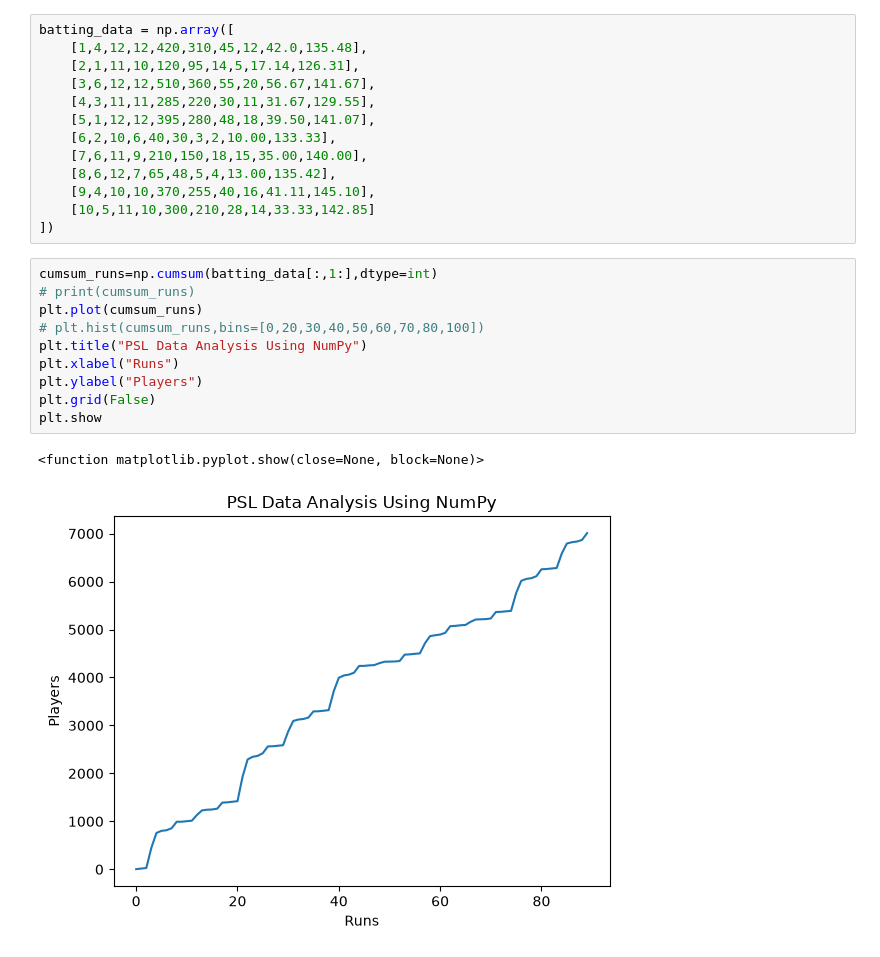
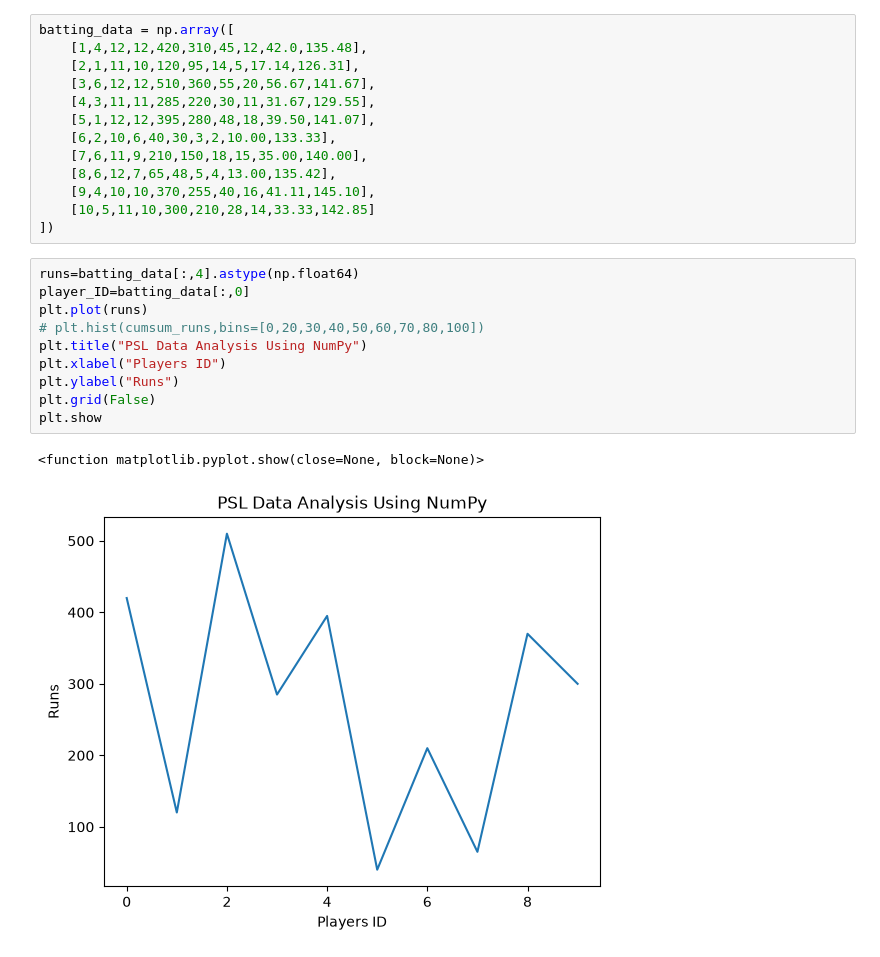
Before and after one commit to abdurrehmanabid5002-hub/Python-Learning, a Jupyter notebook: Numpy/phase_1.ipynb, the cells around one changed output. Cells and saved outputs as stored; diff of their text form.

```diff
--- a/Numpy/phase_1.ipynb
+++ b/Numpy/phase_1.ipynb
@@ -281,15 +281,15 @@ batting_data = np.array([
     [10,5,11,10,300,210,28,14,33.33,142.85]
 ])
 # %%
-cumsum_runs=np.cumsum(batting_data[:,1:],dtype=int)
-# print(cumsum_runs)
-plt.plot(cumsum_runs)
+runs=batting_data[:,4].astype(np.float64)
+player_ID=batting_data[:,0]
+plt.plot(runs)
 # plt.hist(cumsum_runs,bins=[0,20,30,40,50,60,70,80,100])
 plt.title("PSL Data Analysis Using NumPy")
-plt.xlabel("Runs")
-plt.ylabel("Players")
+plt.xlabel("Players ID")
+plt.ylabel("Runs")
 plt.grid(False)
 plt.show
 # %% [output]
 <function matplotlib.pyplot.show(close=None, block=None)>
-[figure, old version]
+[figure, new version]
```
Also changed, not shown: parts of 5 cells of this notebook.
